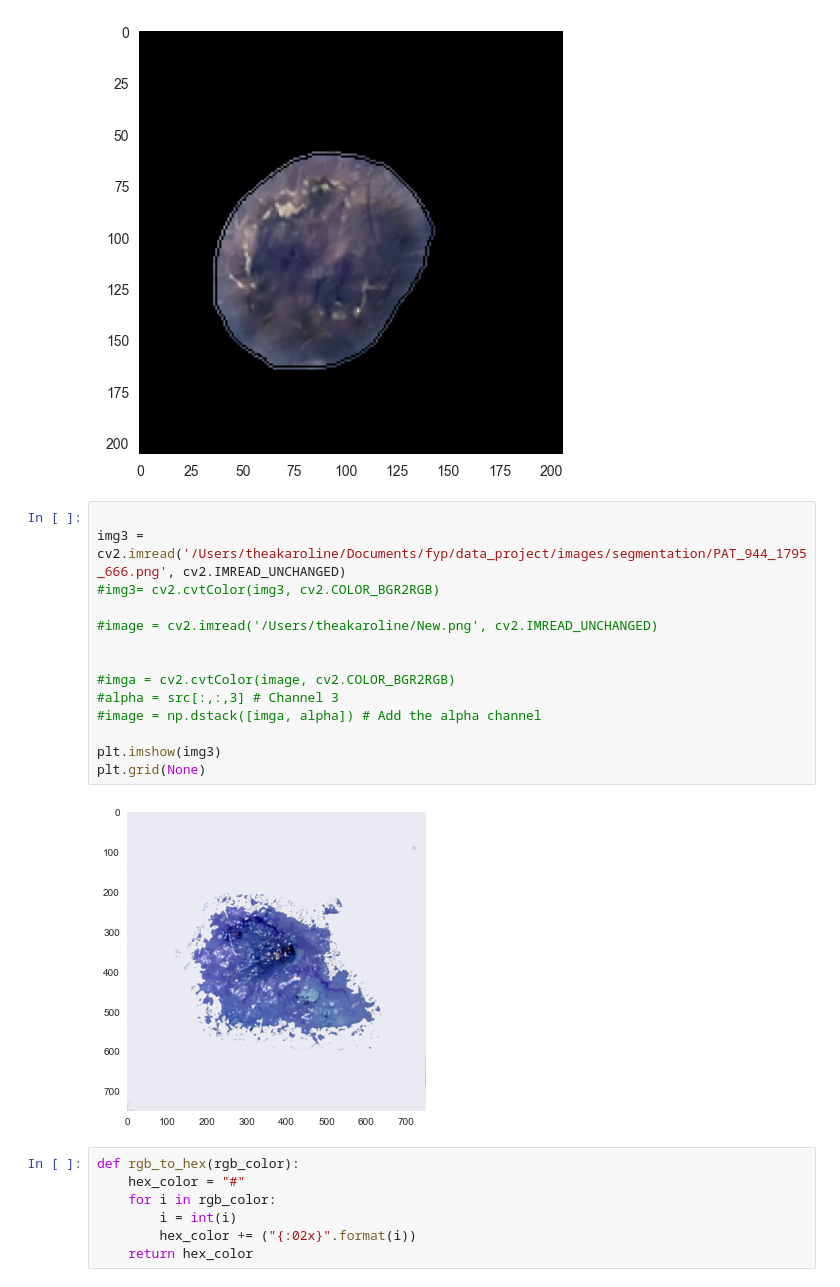
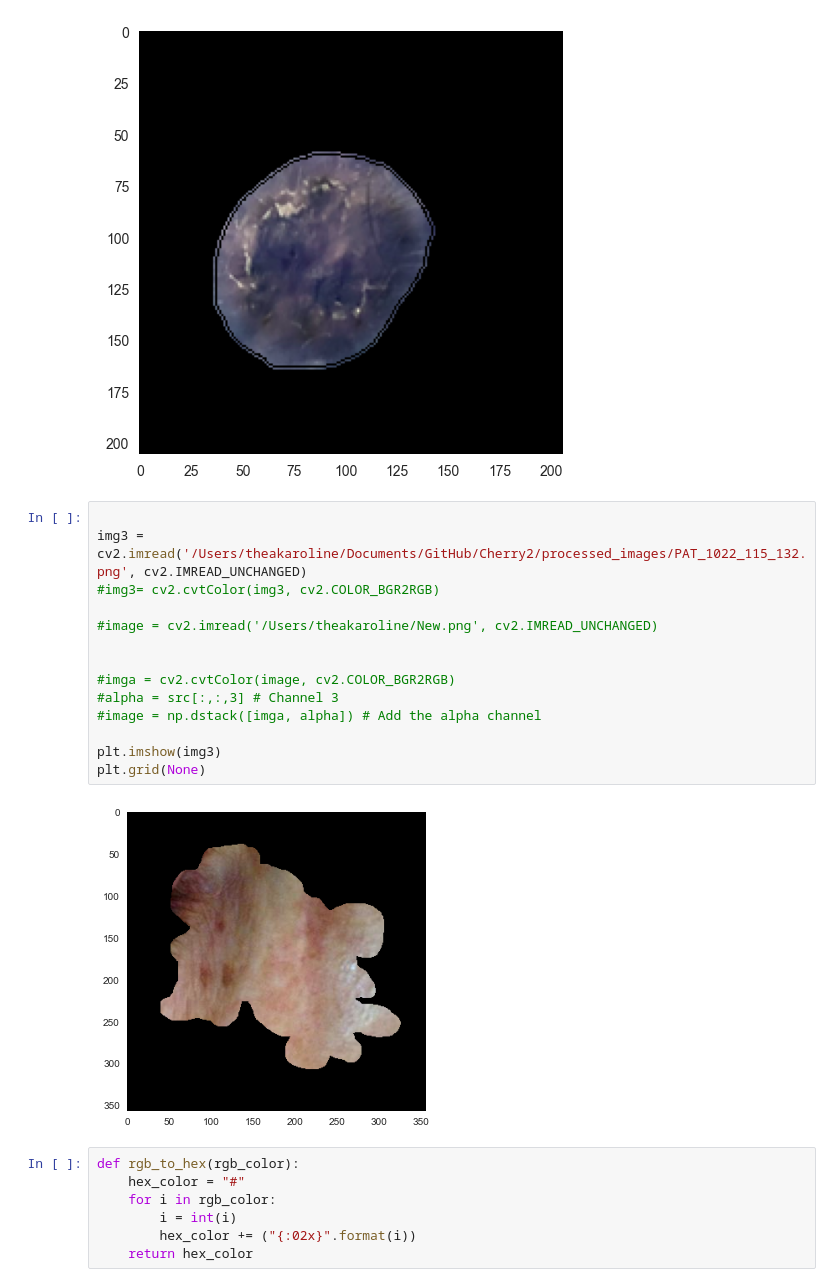
Before and after one commit to aminemine31/cherry2, a Jupyter notebook: unedited_colorcode.ipynb, the cells around one changed output. Drawn from its saved outputs; the diff is of its cells as text.

```diff
--- a/unedited_colorcode.ipynb
+++ b/unedited_colorcode.ipynb
@@ -70,20 +73,20 @@ plt.savefig("processed_images/test_img.png")
 [figure]
 # %%
 
-img3 = cv2.imread('/Users/theakaroline/Documents/fyp/data_project/images/segmentation/PAT_944_1795_666.png', cv2.IMREAD_UNCHANGED)
+img3 = cv2.imread('/Users/theakaroline/Documents/GitHub/Cherry2/processed_images/PAT_1022_115_132.png', cv2.IMREAD_UNCHANGED)
 #img3= cv2.cvtColor(img3, cv2.COLOR_BGR2RGB)
 
 #image = cv2.imread('/Users/theakaroline/New.png', cv2.IMREAD_UNCHANGED)
 
 
 #imga = cv2.cvtColor(image, cv2.COLOR_BGR2RGB)
 #alpha = src[:,:,3] # Channel 3
 #image = np.dstack([imga, alpha]) # Add the alpha channel
 
 plt.imshow(img3)
 plt.grid(None)
 # %% [output]
-[figure, old version]
+[figure, new version]
 # %%
 def rgb_to_hex(rgb_color):
     hex_color = "#"
```
Also changed, not shown: parts of 5 cells of this notebook, 20 other files.
